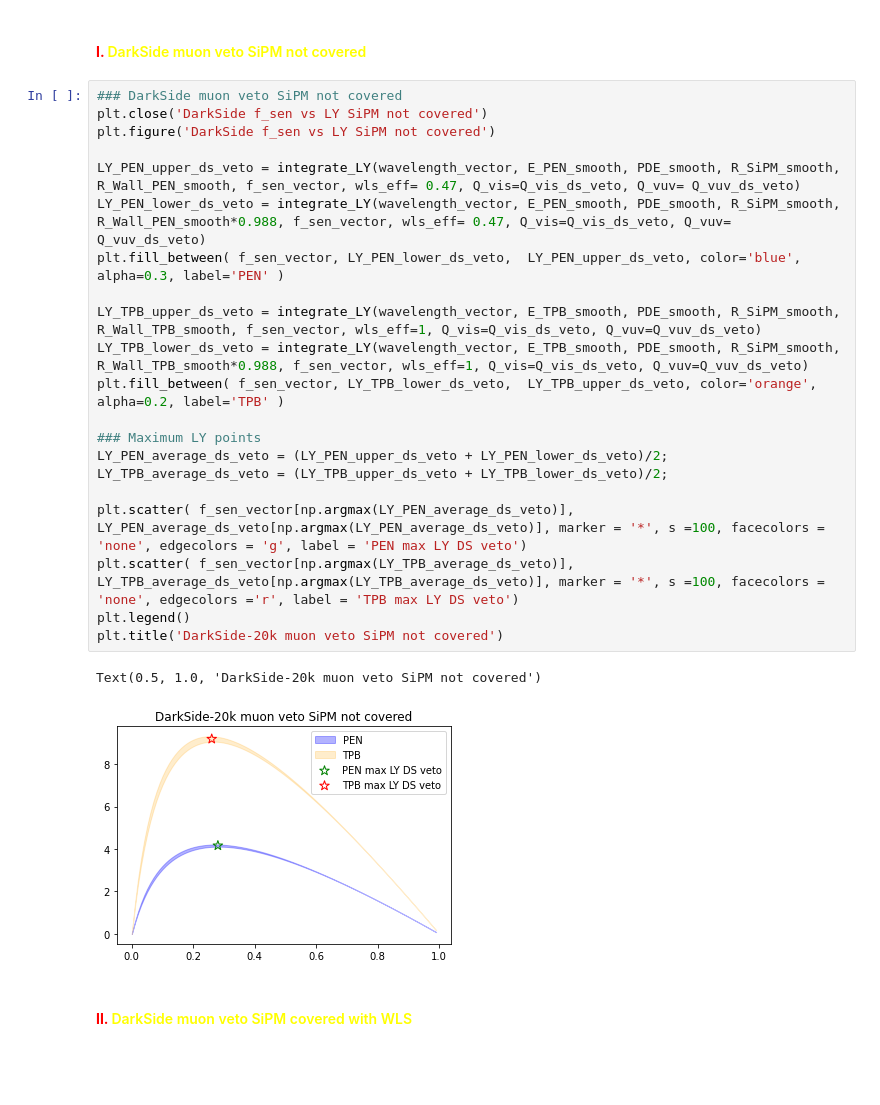
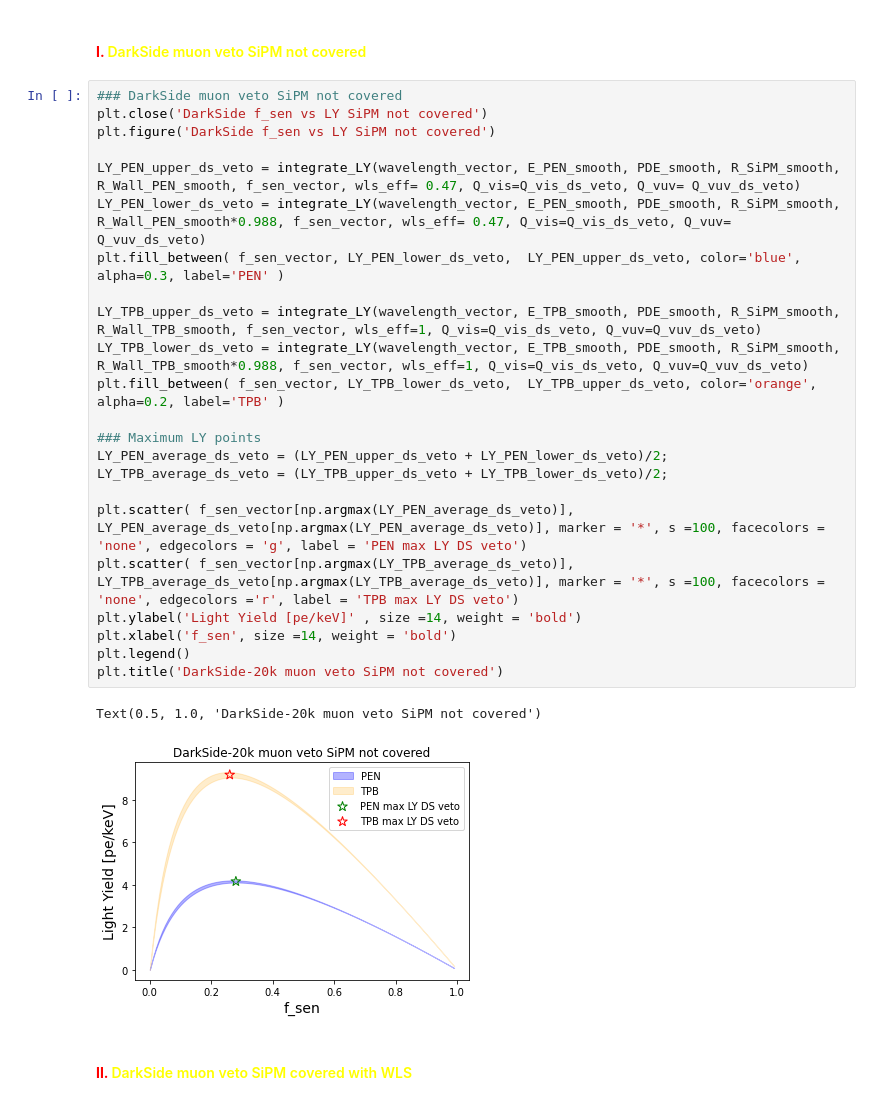
Before and after one commit to sarthchoudhary/AMELY, a Jupyter notebook: AMLY_V2.ipynb, the cells around one changed output. Cells and saved outputs as stored; diff of their text form; blank space fills up the shorter version.

```diff
--- a/AMLY_V2.ipynb
+++ b/AMLY_V2.ipynb
@@ -774,27 +774,29 @@ Q_vuv_ds_veto:  1.0511080712694048
 # %%
 ### DarkSide muon veto SiPM not covered
 plt.close('DarkSide f_sen vs LY SiPM not covered')
 plt.figure('DarkSide f_sen vs LY SiPM not covered')
 
 LY_PEN_upper_ds_veto = integrate_LY(wavelength_vector, E_PEN_smooth, PDE_smooth, R_SiPM_smooth, R_Wall_PEN_smooth, f_sen_vector, wls_eff= 0.47, Q_vis=Q_vis_ds_veto, Q_vuv= Q_vuv_ds_veto)
 LY_PEN_lower_ds_veto = integrate_LY(wavelength_vector, E_PEN_smooth, PDE_smooth, R_SiPM_smooth, R_Wall_PEN_smooth*0.988, f_sen_vector, wls_eff= 0.47, Q_vis=Q_vis_ds_veto, Q_vuv= Q_vuv_ds_veto)
 plt.fill_between( f_sen_vector, LY_PEN_lower_ds_veto,  LY_PEN_upper_ds_veto, color='blue', alpha=0.3, label='PEN' )
 
 LY_TPB_upper_ds_veto = integrate_LY(wavelength_vector, E_TPB_smooth, PDE_smooth, R_SiPM_smooth, R_Wall_TPB_smooth, f_sen_vector, wls_eff=1, Q_vis=Q_vis_ds_veto, Q_vuv=Q_vuv_ds_veto)
 LY_TPB_lower_ds_veto = integrate_LY(wavelength_vector, E_TPB_smooth, PDE_smooth, R_SiPM_smooth, R_Wall_TPB_smooth*0.988, f_sen_vector, wls_eff=1, Q_vis=Q_vis_ds_veto, Q_vuv=Q_vuv_ds_veto)
 plt.fill_between( f_sen_vector, LY_TPB_lower_ds_veto,  LY_TPB_upper_ds_veto, color='orange', alpha=0.2, label='TPB' )
 
 ### Maximum LY points
 LY_PEN_average_ds_veto = (LY_PEN_upper_ds_veto + LY_PEN_lower_ds_veto)/2;
 LY_TPB_average_ds_veto = (LY_TPB_upper_ds_veto + LY_TPB_lower_ds_veto)/2;
 
 plt.scatter( f_sen_vector[np.argmax(LY_PEN_average_ds_veto)], LY_PEN_average_ds_veto[np.argmax(LY_PEN_average_ds_veto)], marker = '*', s =100, facecolors = 'none', edgecolors = 'g', label = 'PEN max LY DS veto')
 plt.scatter( f_sen_vector[np.argmax(LY_TPB_average_ds_veto)], LY_TPB_average_ds_veto[np.argmax(LY_TPB_average_ds_veto)], marker = '*', s =100, facecolors = 'none', edgecolors ='r', label = 'TPB max LY DS veto')
+plt.ylabel('Light Yield [pe/keV]' , size =14, weight = 'bold')
+plt.xlabel('f_sen', size =14, weight = 'bold')
 plt.legend()
 plt.title('DarkSide-20k muon veto SiPM not covered')
 # %% [output]
 Text(0.5, 1.0, 'DarkSide-20k muon veto SiPM not covered')
-[figure, old version]
+[figure, new version]
 # %% [markdown]
 <h4 style = 'color: yellow'> <b style = 'color:  red; font-family:Times New Roman;' > II. </b> DarkSide muon veto SiPM covered with WLS </h4>
 # %%
```
Also changed, not shown: parts of 3 cells of this notebook, 2 other files.
